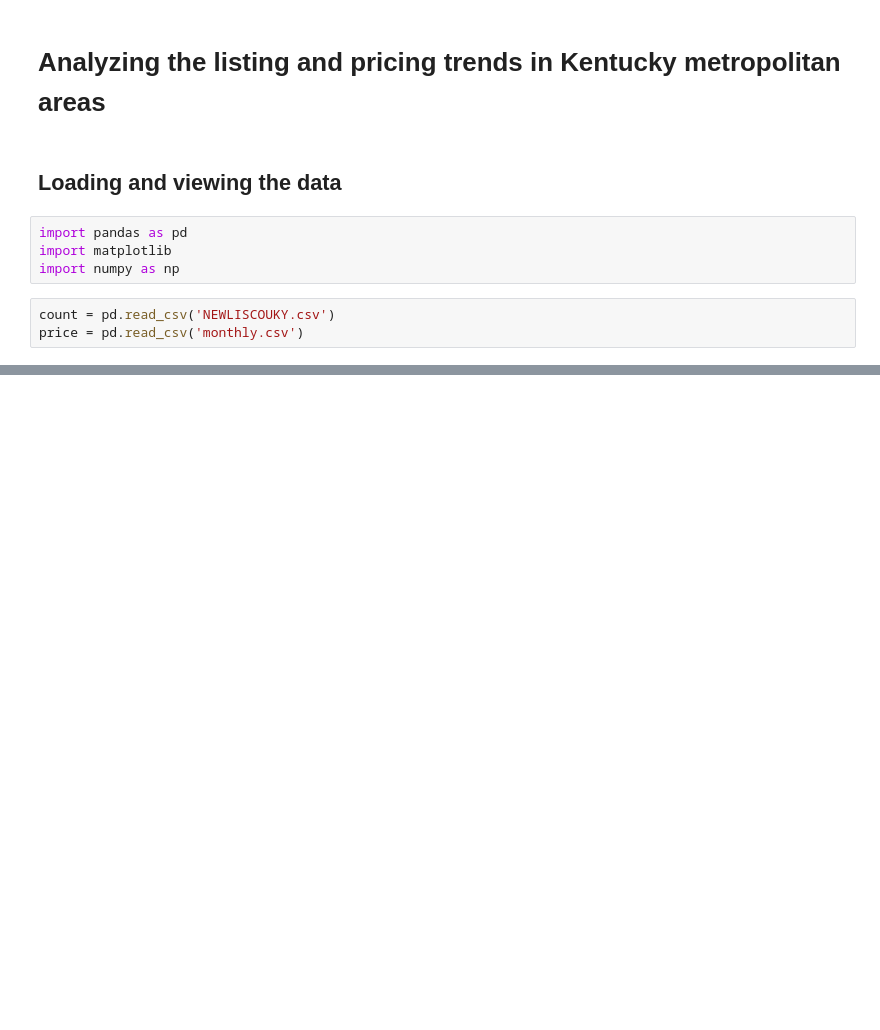
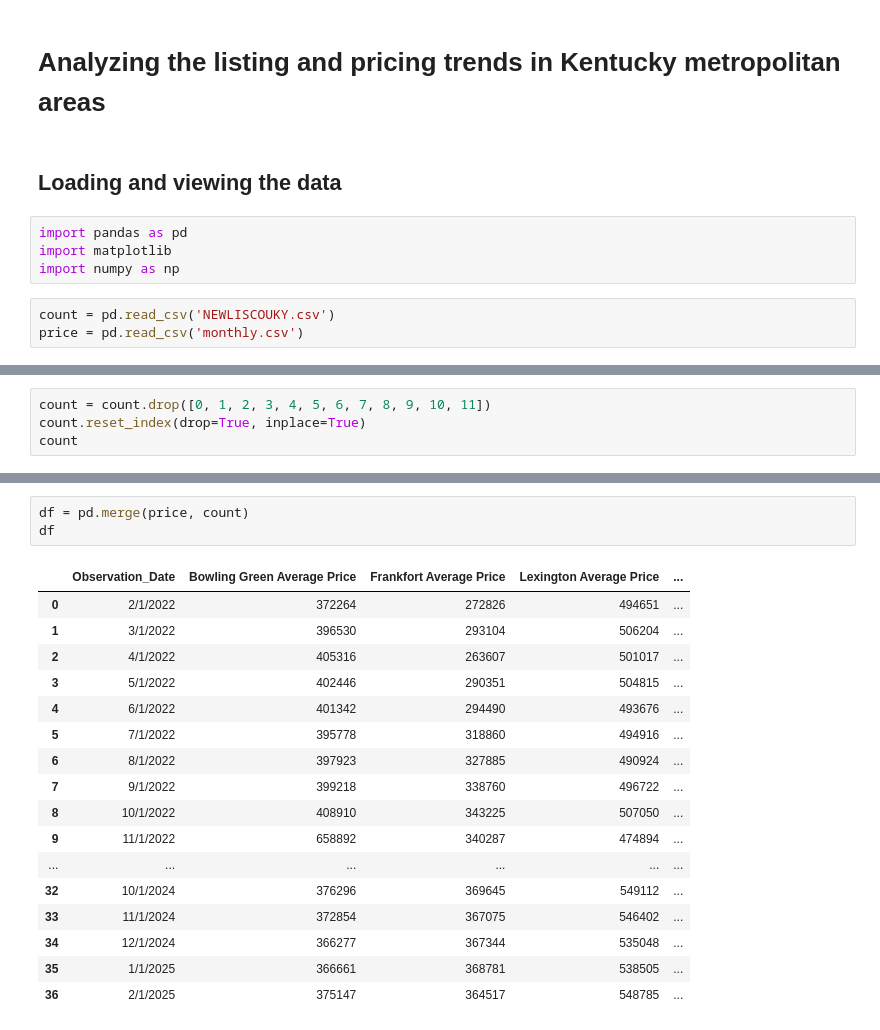
Before and after one commit to Polis-source/M4-capstone, a Jupyter notebook: Final project.ipynb, the cells around one changed output, grey strips where cells are left out. Drawn from its saved outputs; the diff is of its cells as text; blank space fills up the shorter version.

```diff
--- a/Final project.ipynb
+++ b/Final project.ipynb
@@ -62,0 +74,4 @@ price[['observation_date']]
+# %%
+count = count.drop([0, 1, 2, 3, 4, 5, 6, 7, 8, 9, 10, 11])
+count.reset_index(drop=True, inplace=True)
+count
@@ -62,0 +96,21 @@ price[['observation_date']]
+# %%
+df = pd.merge(price, count)
+df
+# %% [output]
+|  | Observation_Date | Bowling Green Average Price | Frankfort Average Price | Lexington Average Price | ... |
+| 0 | 2/1/2022 | 372264 | 272826 | 494651 | ... |
+| 1 | 3/1/2022 | 396530 | 293104 | 506204 | ... |
+| 2 | 4/1/2022 | 405316 | 263607 | 501017 | ... |
+| 3 | 5/1/2022 | 402446 | 290351 | 504815 | ... |
+| 4 | 6/1/2022 | 401342 | 294490 | 493676 | ... |
+| 5 | 7/1/2022 | 395778 | 318860 | 494916 | ... |
+| 6 | 8/1/2022 | 397923 | 327885 | 490924 | ... |
+| 7 | 9/1/2022 | 399218 | 338760 | 496722 | ... |
+| 8 | 10/1/2022 | 408910 | 343225 | 507050 | ... |
+| 9 | 11/1/2022 | 658892 | 340287 | 474894 | ... |
+| ... | ... | ... | ... | ... | ... |
+| 32 | 10/1/2024 | 376296 | 369645 | 549112 | ... |
+| 33 | 11/1/2024 | 372854 | 367075 | 546402 | ... |
+| 34 | 12/1/2024 | 366277 | 367344 | 535048 | ... |
+| 35 | 1/1/2025 | 366661 | 368781 | 538505 | ... |
+| 36 | 2/1/2025 | 375147 | 364517 | 548785 | ... |
```
Also changed, not shown: parts of 7 cells of this notebook.
